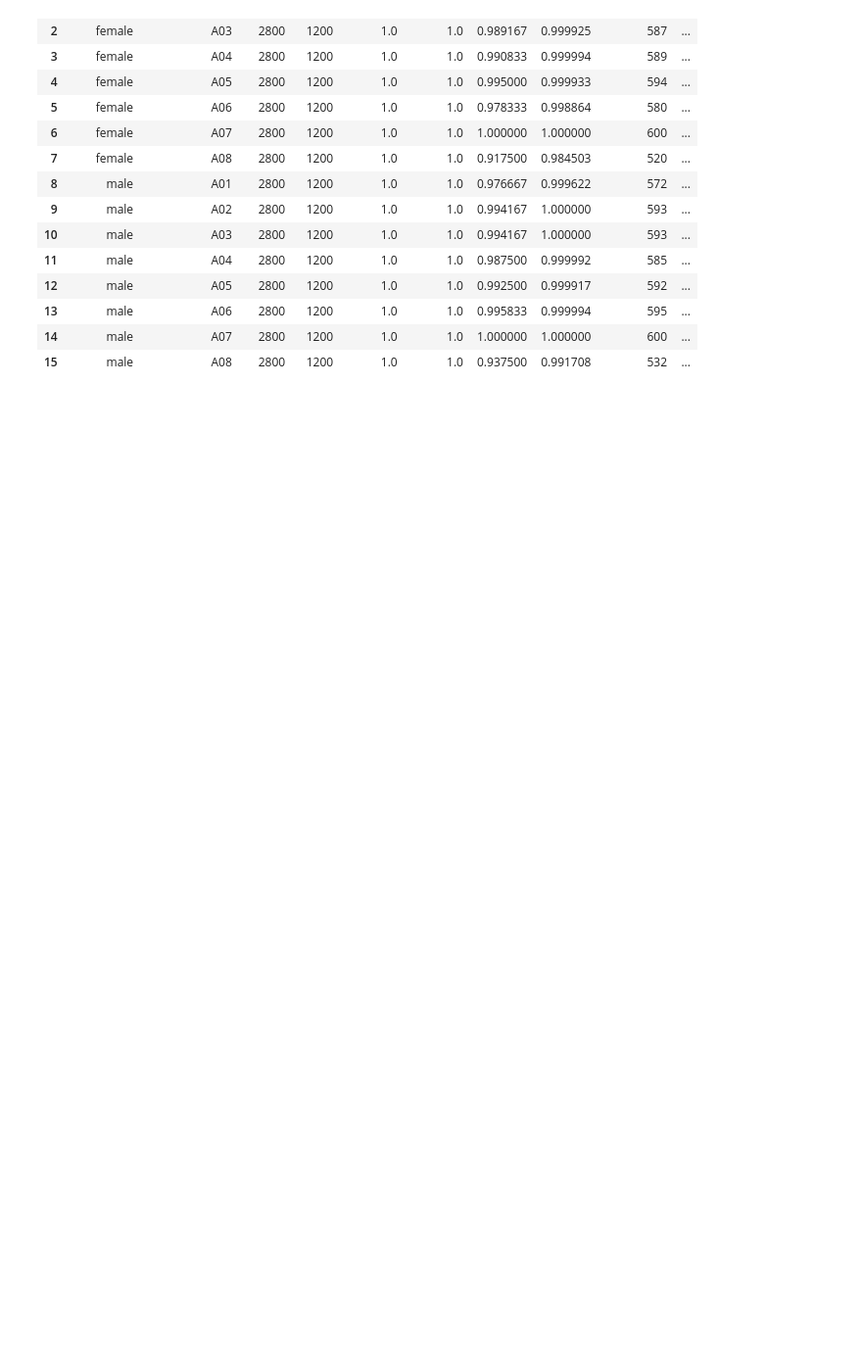
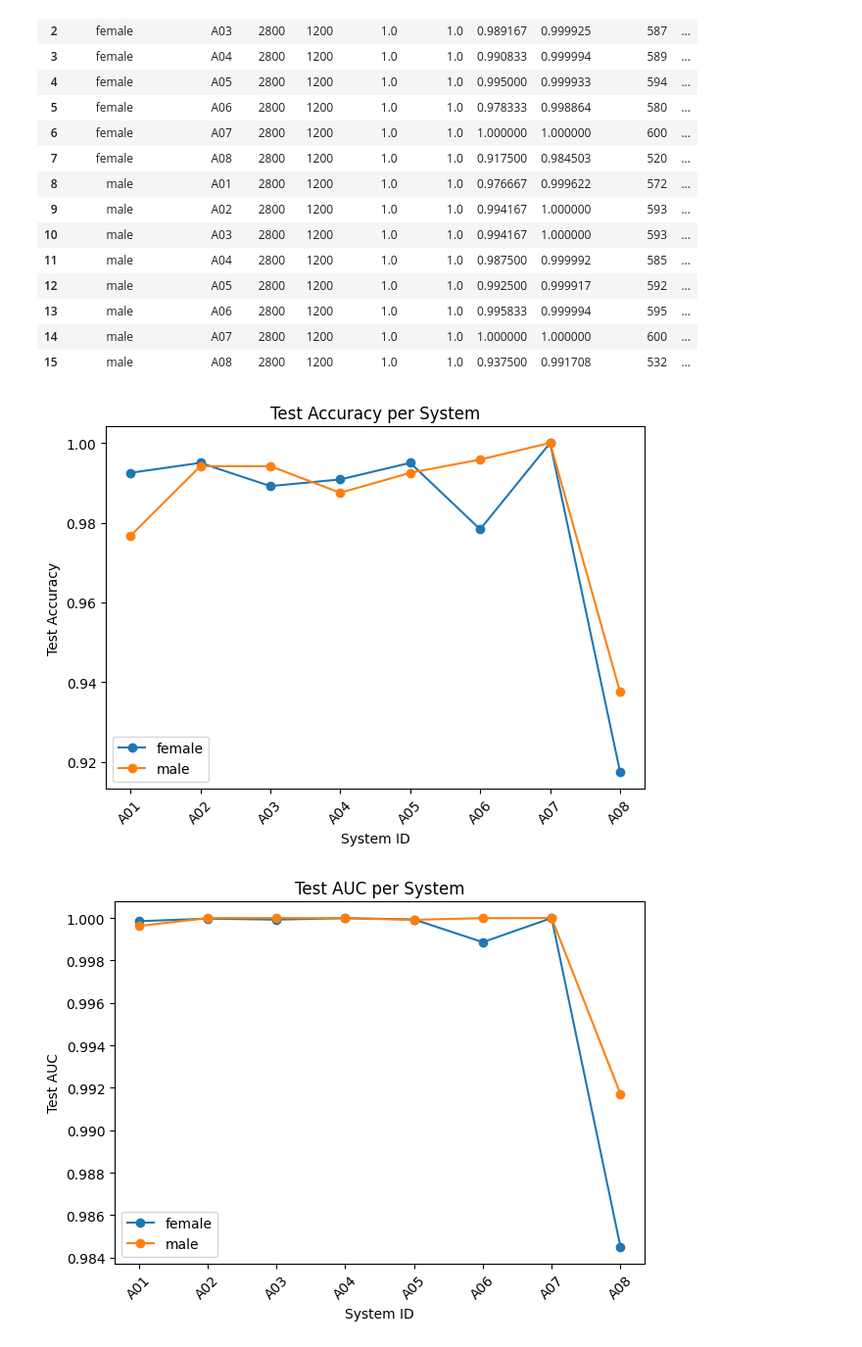
Before and after one commit to yoav1870/BioVoice, a Jupyter notebook: redimnet/logistic_regression/asvspoof5/50_speakers/train_logistic_asvspoof5_train_gender_50spk_2000perclass_A01A08.ipynb, the cells around one changed output. Shown at 98% size. Drawn from its saved outputs; the diff is of its cells as text; code cells hidden in the pictures; blank space fills up the shorter version.

```diff
--- a/redimnet/logistic_regression/asvspoof5/50_speakers/train_logistic_asvspoof5_train_gender_50spk_2000perclass_A01A08.ipynb
+++ b/redimnet/logistic_regression/asvspoof5/50_speakers/train_logistic_asvspoof5_train_gender_50spk_2000perclass_A01A08.ipynb
@@ -317,3 +317,41 @@ Saved metrics summary -> /home/SpeakerRec/BioVoice/data/models/asvspoof5_train_g
 | 13 | male | A06 | 2800 | 1200 | 1.0 | 1.0 | 0.995833 | 0.999994 | 595 | ... |
 | 14 | male | A07 | 2800 | 1200 | 1.0 | 1.0 | 1.000000 | 1.000000 | 600 | ... |
 | 15 | male | A08 | 2800 | 1200 | 1.0 | 1.0 | 0.937500 | 0.991708 | 532 | ... |
+# %%
+import matplotlib.pyplot as plt
+import pandas as pd
+
+# load if needed (optional)
+summary_df = pd.read_csv(OUT_BASE / "metrics_summary.csv")
+
+# --- Accuracy plot ---
+plt.figure()
+for gender in summary_df["gender_set"].unique():
+    sub = summary_df[summary_df["gender_set"] == gender]
+    plt.plot(sub["task_system_id"], sub["test_acc"], marker="o", label=gender)
+
+plt.xlabel("System ID")
+plt.ylabel("Test Accuracy")
+plt.title("Test Accuracy per System")
+plt.legend()
+plt.xticks(rotation=45)
+plt.tight_layout()
+plt.show()
+
+
+# --- AUC plot ---
+plt.figure()
+for gender in summary_df["gender_set"].unique():
+    sub = summary_df[summary_df["gender_set"] == gender]
+    plt.plot(sub["task_system_id"], sub["test_auc"], marker="o", label=gender)
+
+plt.xlabel("System ID")
+plt.ylabel("Test AUC")
+plt.title("Test AUC per System")
+plt.legend()
+plt.xticks(rotation=45)
+plt.tight_layout()
+plt.show()
+# %% [output]
+[figure, added]
+[figure, added]
```
Also changed, not shown: 22 other files.
